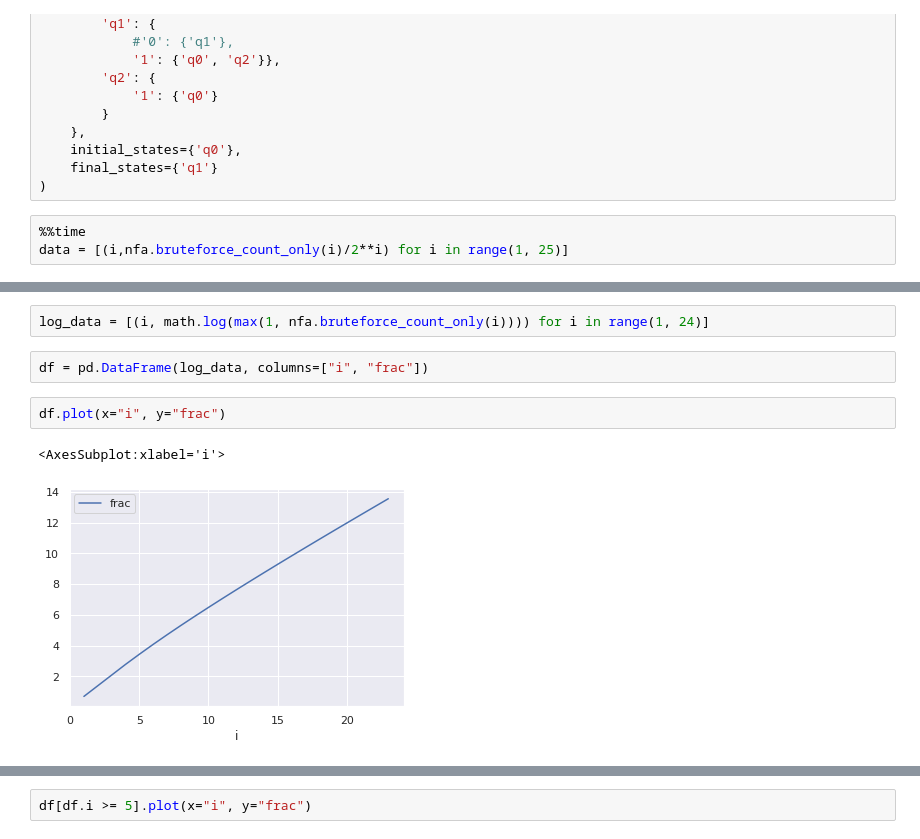
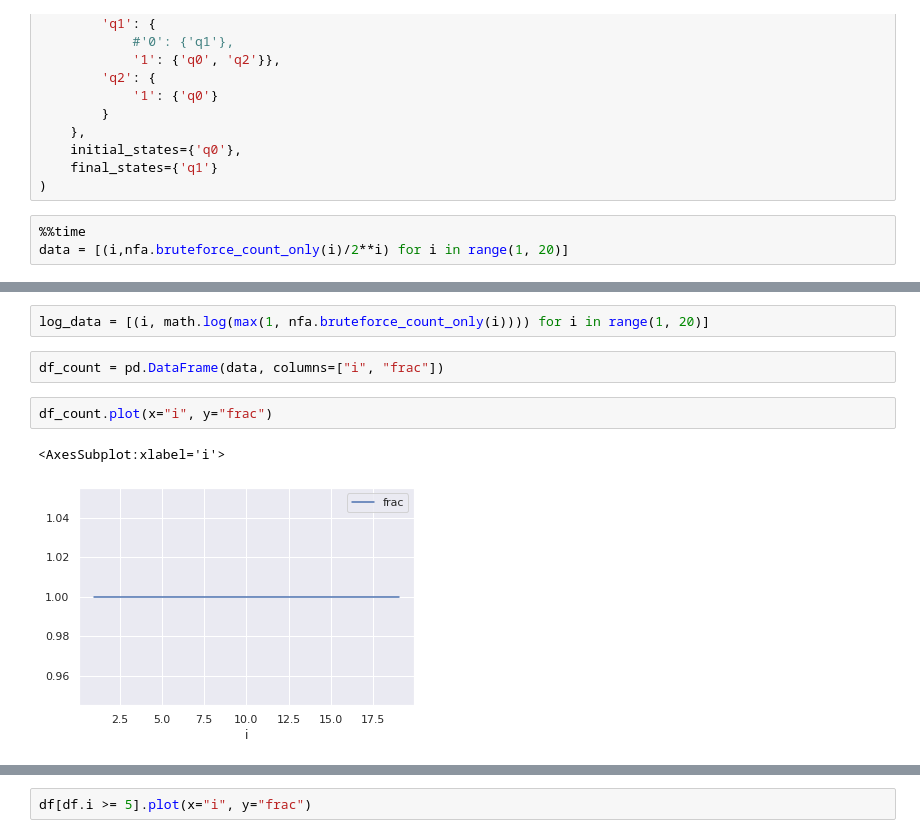
Before and after one commit to viantirreau/count-nfa, a Jupyter notebook: Bruteforce.ipynb, the cells around one changed output, grey strips where cells are left out. Cells and saved outputs as stored; diff of their text form.

```diff
--- a/Bruteforce.ipynb
+++ b/Bruteforce.ipynb
@@ -98,4 +98,4 @@ nfa = NFA(
 )
 # %%
 %%time
-data = [(i,nfa.bruteforce_count_only(i)/2**i) for i in range(1, 25)]
+data = [(i,nfa.bruteforce_count_only(i)/2**i) for i in range(1, 20)]
@@ -102,12 +105,12 @@ data = [(i,nfa.bruteforce_count_only(i)/2**i) for i in range(1, 25)]
 # %%
-log_data = [(i, math.log(max(1, nfa.bruteforce_count_only(i)))) for i in range(1, 24)]
+log_data = [(i, math.log(max(1, nfa.bruteforce_count_only(i)))) for i in range(1, 20)]
 # %%
-df = pd.DataFrame(log_data, columns=["i", "frac"])
+df_count = pd.DataFrame(data, columns=["i", "frac"])
 # %%
-df.plot(x="i", y="frac")
+df_count.plot(x="i", y="frac")
 # %% [output]
 <AxesSubplot:xlabel='i'>
-[figure, old version]
+[figure, new version]
 # %%
 df
 # %% [output]
```
Also changed, not shown: parts of 9 cells of this notebook, 1 other file.
